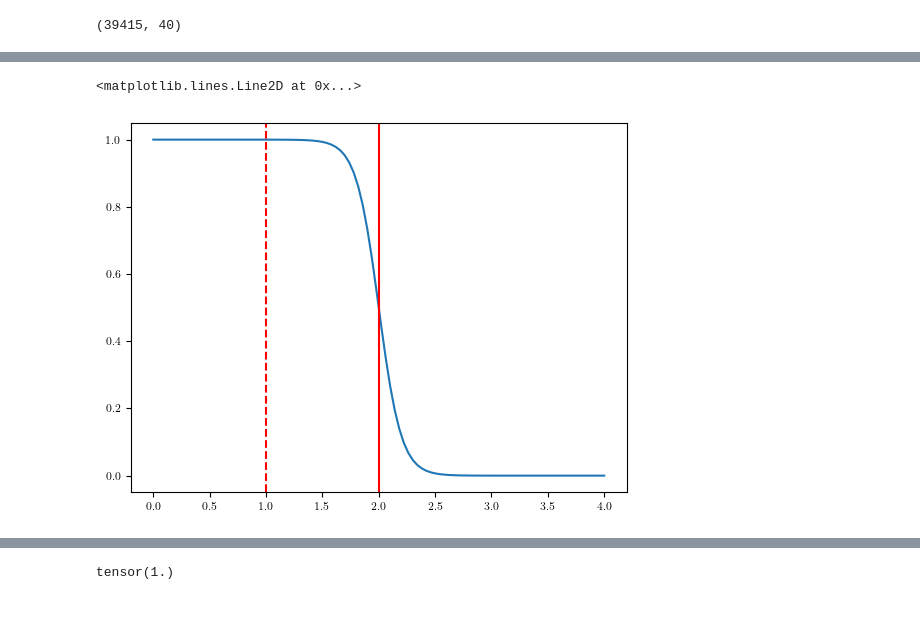
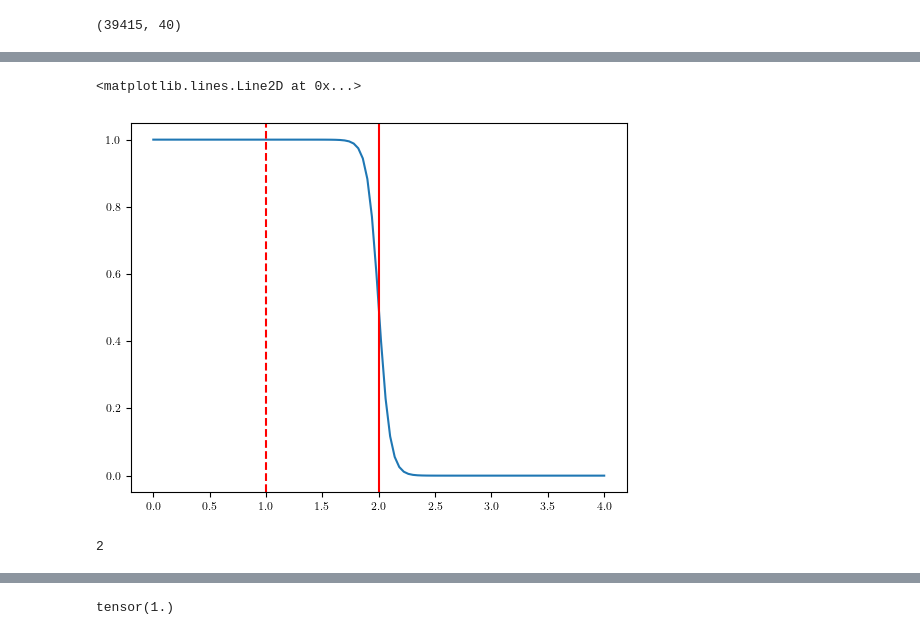
Before and after one commit to hojjatks/ROM_EnKF_earthquakecycle, a Jupyter notebook: Codes/earthquake/scaling.ipynb, the cells around one changed output, grey strips where cells are left out. Saved outputs shown, nothing was run; the diff lists cells and outputs as text; code cells hidden in the pictures.

```diff
--- a/Codes/earthquake/scaling.ipynb
+++ b/Codes/earthquake/scaling.ipynb
@@ -400,16 +421,16 @@ directory='/central/groups/Avouac_lab/hkaveh/Data/LearnROM/2D/sigma'+str(T_final
 Sigma_v=np.load(directory)['Sigma_v']
 Sigma_theta=np.load(directory)['Sigma_theta']
 # %%
-Beta=10
-lambda_dissipation=0.4
+Beta=20
+lambda_dissipation=0.1
 rho=2
 x_plot_test=np.linspace(0,2*rho,100)
 plt.plot(x_plot_test,1/(1+np.exp(Beta*(x_plot_test-rho))))
 plt.axvline(x=rho, color='r')
 plt.axvline(x=rho-1, color='r', linestyle='--')
 # %% [output]
 <matplotlib.lines.Line2D at 0x...>
-[figure, old version]
+[figure, new version]
 # %%
 def find_logvmax(alpha):
     if not isinstance(alpha, torch.Tensor):
@@ -433,5 +455,9 @@ phi=U_v[:,:N_m_load]    # This contains the eigen mode for velocity
 phi[:,:20].shape
 phi_torch =     torch.tensor(phi[:,:20], dtype=torch.float32, device=device)
 q_bar_v_torch = torch.tensor(q_bar_v, dtype=torch.float32, device=device)
+# %%
+rho
+# %% [output]
+2
 # %%
 N_it=int(100000)
```
Also changed, not shown: parts of 10 cells of this notebook, 2 other files.
